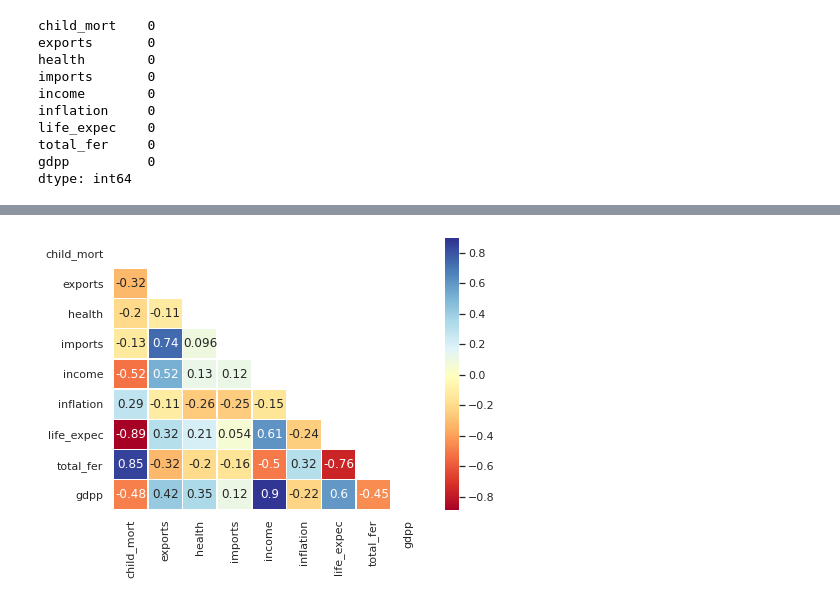
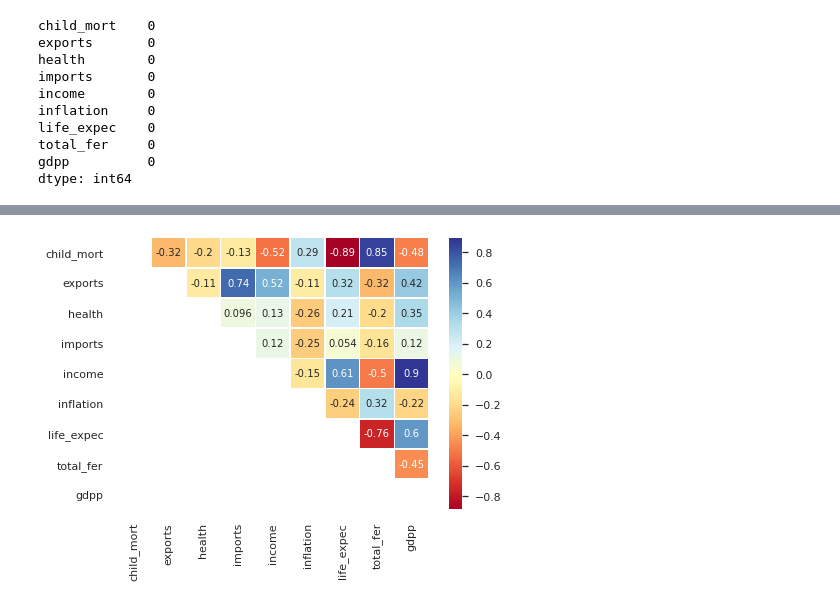
Before and after one commit to 392781/Country-Clustering-Analysis, a Jupyter notebook: country_clustering.ipynb, the cells around one changed output, grey strips where cells are left out. Saved outputs shown, nothing was run; the diff lists cells and outputs as text; code cells hidden in the pictures.

```diff
--- a/country_clustering.ipynb
+++ b/country_clustering.ipynb
@@ -59,11 +54,11 @@ cor
 # %%
 mask = np.zeros_like(cor)
-mask[np.triu_indices_from(mask)] = True
+mask[np.tril_indices_from(mask)] = True
 with sns.axes_style("white"):
     f, ax = plt.subplots(figsize=(7,5))
     sns.heatmap(cor,
                 cmap = 'RdYlBu',
                 mask=mask,
                 center=0, annot=True, linewidths=.5)
 # %% [output]
-[figure, old version]
+[figure, new version]
```
Also changed, not shown: parts of 11 cells of this notebook.
